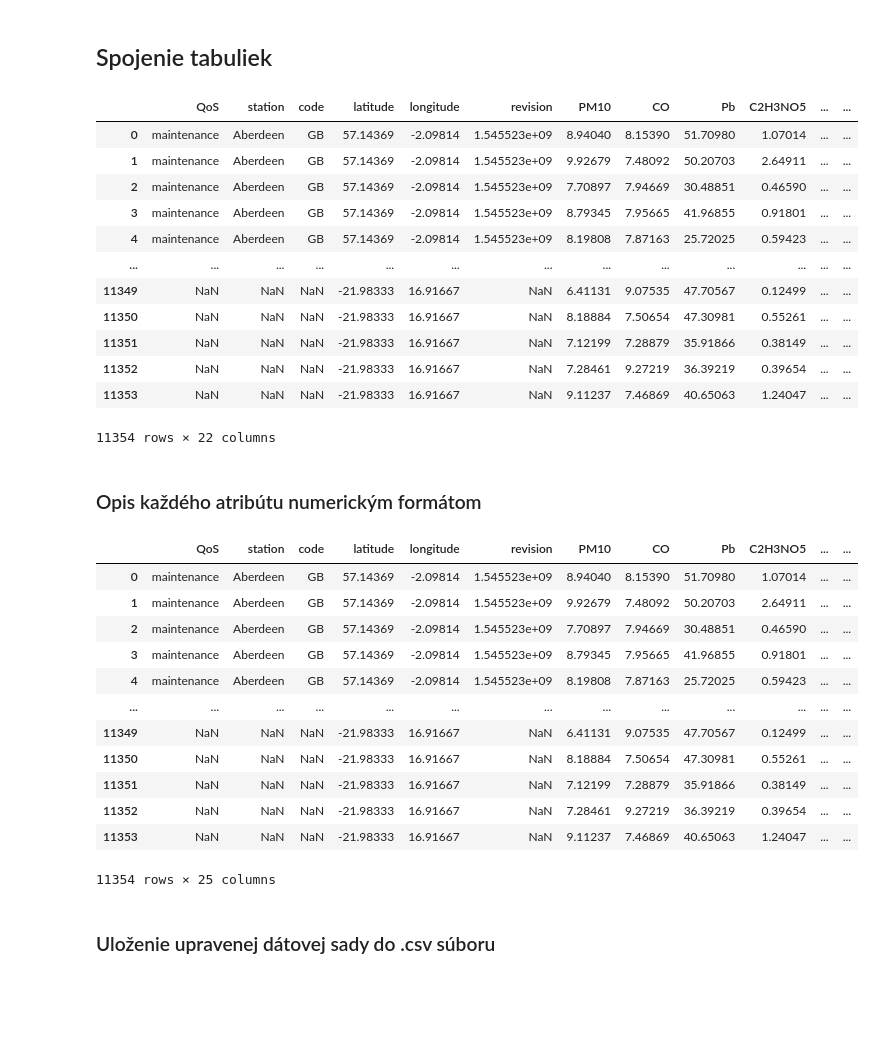
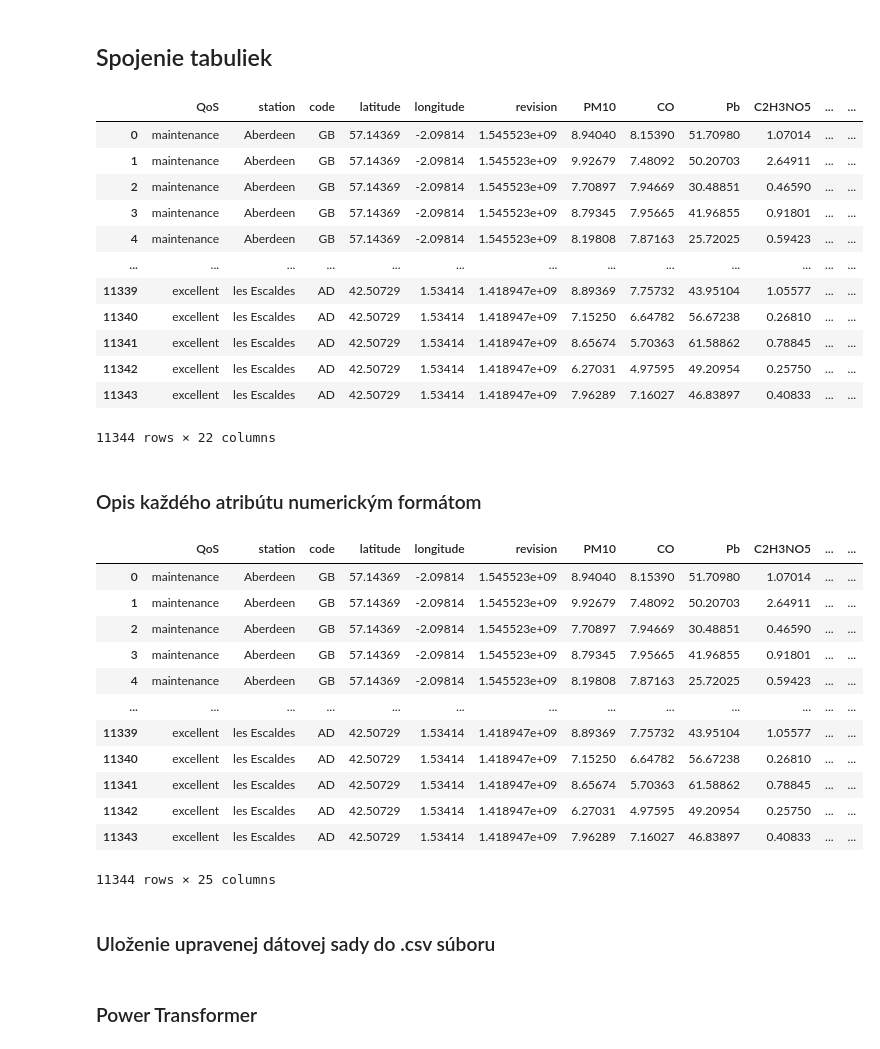
Before and after one commit to berny-29/IAU, a Jupyter notebook: project_2.ipynb, the cells around one changed output. Cells and saved outputs as stored; diff of their text form; code cells hidden in the pictures; blank space fills up the shorter version.

```diff
--- a/project_2.ipynb
+++ b/project_2.ipynb
@@ -81,23 +86,23 @@ stations_data = stations_data.groupby(by='station').apply(lambda x: x.loc[x['rev
 # %% [markdown]
 ## Spojenie tabuliek
 # %%
-df=pd.merge(stations_data, measurements_data, on=['latitude', 'longitude'], how='outer')
+df=pd.merge(stations_data, measurements_data, on=['latitude', 'longitude'], how='inner')
 
 df
 # %% [output]
 |  | QoS | station | code | latitude | longitude | revision | PM10 | CO | Pb | C2H3NO5 | ... | ... |
 | 0 | maintenance | Aberdeen | GB | 57.14369 | -2.09814 | 1.545523e+09 | 8.94040 | 8.15390 | 51.70980 | 1.07014 | ... | ... |
 | 1 | maintenance | Aberdeen | GB | 57.14369 | -2.09814 | 1.545523e+09 | 9.92679 | 7.48092 | 50.20703 | 2.64911 | ... | ... |
 | 2 | maintenance | Aberdeen | GB | 57.14369 | -2.09814 | 1.545523e+09 | 7.70897 | 7.94669 | 30.48851 | 0.46590 | ... | ... |
 | 3 | maintenance | Aberdeen | GB | 57.14369 | -2.09814 | 1.545523e+09 | 8.79345 | 7.95665 | 41.96855 | 0.91801 | ... | ... |
 | 4 | maintenance | Aberdeen | GB | 57.14369 | -2.09814 | 1.545523e+09 | 8.19808 | 7.87163 | 25.72025 | 0.59423 | ... | ... |
 | ... | ... | ... | ... | ... | ... | ... | ... | ... | ... | ... | ... | ... |
-| 11349 | NaN | NaN | NaN | -21.98333 | 16.91667 | NaN | 6.41131 | 9.07535 | 47.70567 | 0.12499 | ... | ... |
-| 11350 | NaN | NaN | NaN | -21.98333 | 16.91667 | NaN | 8.18884 | 7.50654 | 47.30981 | 0.55261 | ... | ... |
-| 11351 | NaN | NaN | NaN | -21.98333 | 16.91667 | NaN | 7.12199 | 7.28879 | 35.91866 | 0.38149 | ... | ... |
-| 11352 | NaN | NaN | NaN | -21.98333 | 16.91667 | NaN | 7.28461 | 9.27219 | 36.39219 | 0.39654 | ... | ... |
-| 11353 | NaN | NaN | NaN | -21.98333 | 16.91667 | NaN | 9.11237 | 7.46869 | 40.65063 | 1.24047 | ... | ... |
+| 11339 | excellent | les Escaldes | AD | 42.50729 | 1.53414 | 1.418947e+09 | 8.89369 | 7.75732 | 43.95104 | 1.05577 | ... | ... |
+| 11340 | excellent | les Escaldes | AD | 42.50729 | 1.53414 | 1.418947e+09 | 7.15250 | 6.64782 | 56.67238 | 0.26810 | ... | ... |
+| 11341 | excellent | les Escaldes | AD | 42.50729 | 1.53414 | 1.418947e+09 | 8.65674 | 5.70363 | 61.58862 | 0.78845 | ... | ... |
+| 11342 | excellent | les Escaldes | AD | 42.50729 | 1.53414 | 1.418947e+09 | 6.27031 | 4.97595 | 49.20954 | 0.25750 | ... | ... |
+| 11343 | excellent | les Escaldes | AD | 42.50729 | 1.53414 | 1.418947e+09 | 7.96289 | 7.16027 | 46.83897 | 0.40833 | ... | ... |
-11354 rows × 22 columns
+11344 rows × 22 columns
 # %% [markdown]
 ### Opis každého atribútu numerickým formátom
 # %%
@@ -124,12 +129,12 @@ df
 | 3 | maintenance | Aberdeen | GB | 57.14369 | -2.09814 | 1.545523e+09 | 8.79345 | 7.95665 | 41.96855 | 0.91801 | ... | ... |
 | 4 | maintenance | Aberdeen | GB | 57.14369 | -2.09814 | 1.545523e+09 | 8.19808 | 7.87163 | 25.72025 | 0.59423 | ... | ... |
 | ... | ... | ... | ... | ... | ... | ... | ... | ... | ... | ... | ... | ... |
-| 11349 | NaN | NaN | NaN | -21.98333 | 16.91667 | NaN | 6.41131 | 9.07535 | 47.70567 | 0.12499 | ... | ... |
-| 11350 | NaN | NaN | NaN | -21.98333 | 16.91667 | NaN | 8.18884 | 7.50654 | 47.30981 | 0.55261 | ... | ... |
-| 11351 | NaN | NaN | NaN | -21.98333 | 16.91667 | NaN | 7.12199 | 7.28879 | 35.91866 | 0.38149 | ... | ... |
-| 11352 | NaN | NaN | NaN | -21.98333 | 16.91667 | NaN | 7.28461 | 9.27219 | 36.39219 | 0.39654 | ... | ... |
-| 11353 | NaN | NaN | NaN | -21.98333 | 16.91667 | NaN | 9.11237 | 7.46869 | 40.65063 | 1.24047 | ... | ... |
+| 11339 | excellent | les Escaldes | AD | 42.50729 | 1.53414 | 1.418947e+09 | 8.89369 | 7.75732 | 43.95104 | 1.05577 | ... | ... |
+| 11340 | excellent | les Escaldes | AD | 42.50729 | 1.53414 | 1.418947e+09 | 7.15250 | 6.64782 | 56.67238 | 0.26810 | ... | ... |
+| 11341 | excellent | les Escaldes | AD | 42.50729 | 1.53414 | 1.418947e+09 | 8.65674 | 5.70363 | 61.58862 | 0.78845 | ... | ... |
+| 11342 | excellent | les Escaldes | AD | 42.50729 | 1.53414 | 1.418947e+09 | 6.27031 | 4.97595 | 49.20954 | 0.25750 | ... | ... |
+| 11343 | excellent | les Escaldes | AD | 42.50729 | 1.53414 | 1.418947e+09 | 7.96289 | 7.16027 | 46.83897 | 0.40833 | ... | ... |
-11354 rows × 25 columns
+11344 rows × 25 columns
 # %% [markdown]
 ### Uloženie upravenej dátovej sady do .csv súboru
 # %%
@@ -136,0 +144,2 @@ df[['station_ID', 'code_ID', 'QoS_ID', 'warning', 'latitude', 'longitude', 'revi
+# %% [markdown]
+### Power Transformer
```
Also changed, not shown: parts of 6 cells of this notebook.
